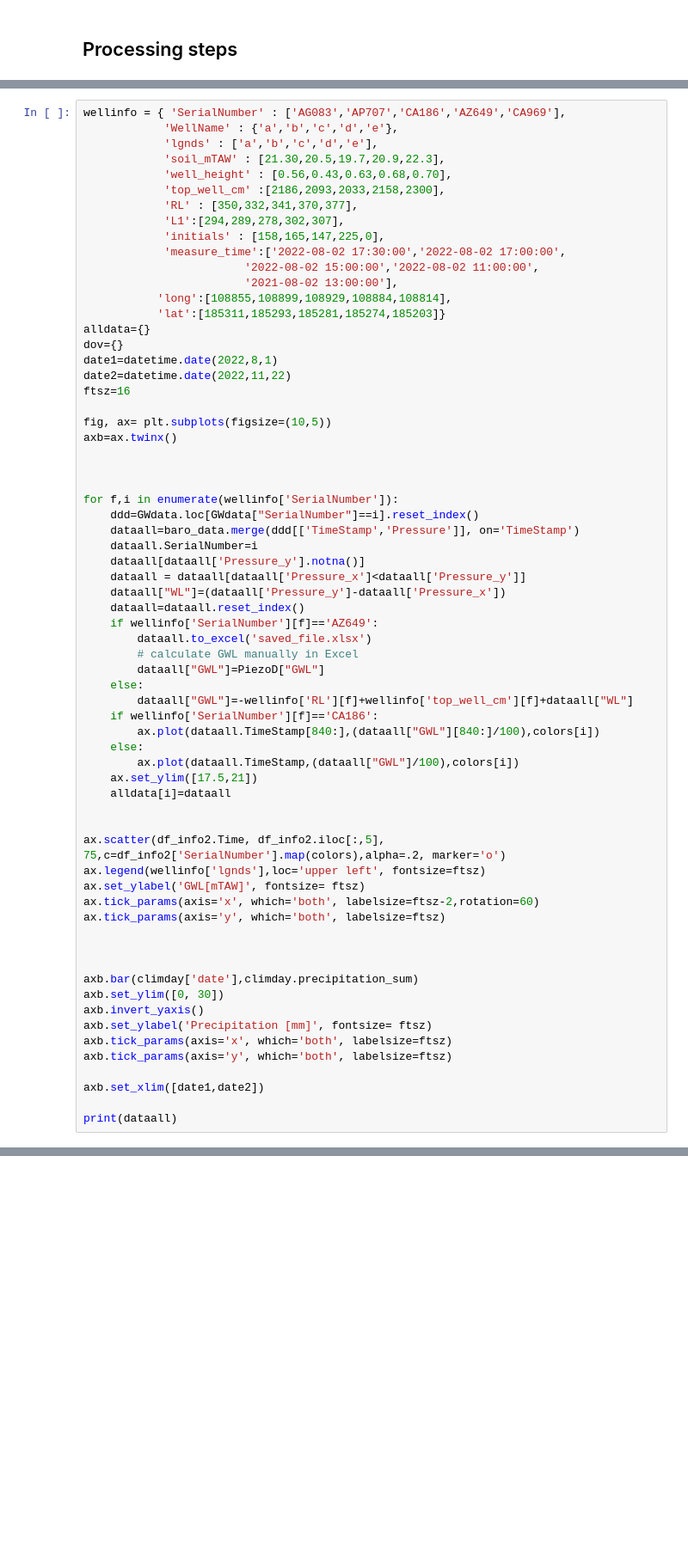
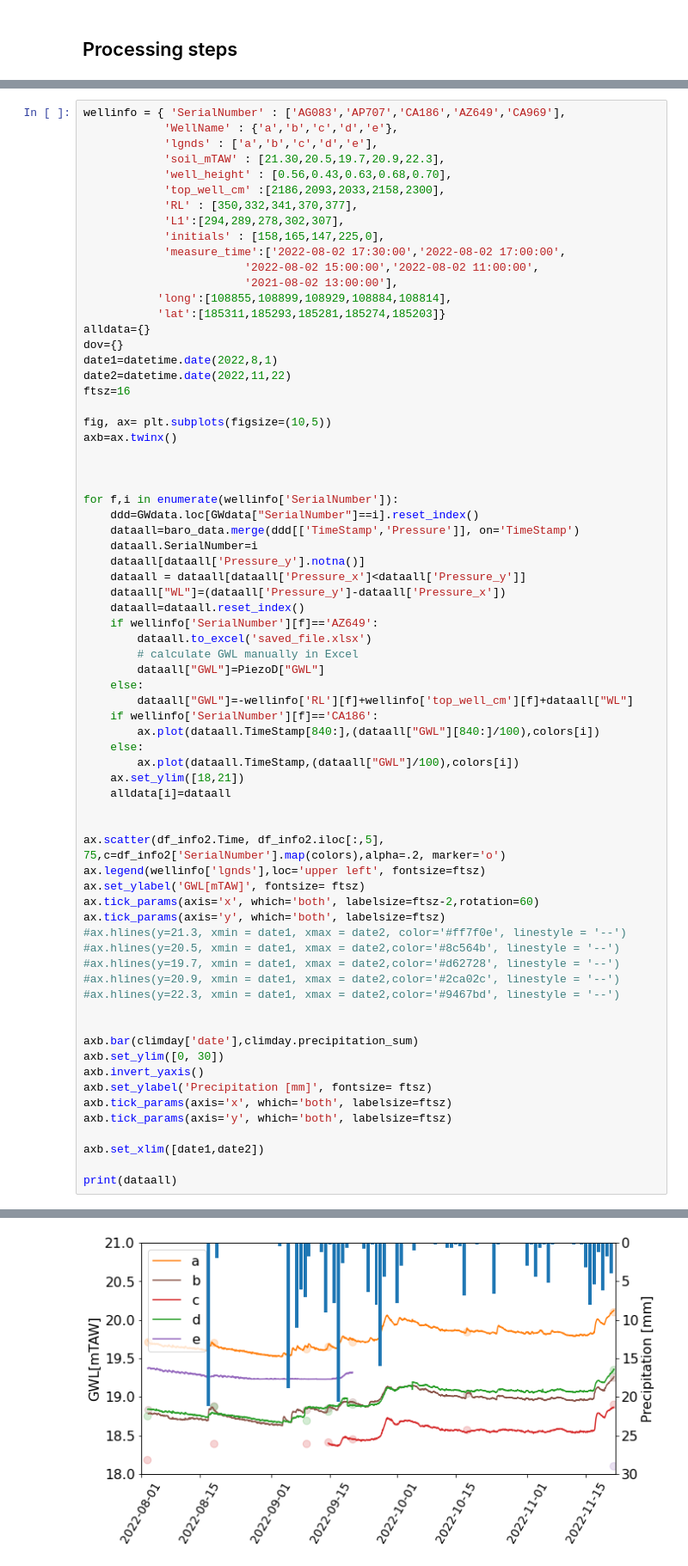
Before and after one commit to braspenninga/Jupyter-scripts, a Jupyter notebook: piezometer_ILVO_AdaptedVersion.ipynb, the cells around one changed output, grey strips where cells are left out. Shown at 86% size. Saved outputs shown, nothing was run; the diff lists cells and outputs as text; blank space fills up the shorter version.

```diff
--- a/piezometer_ILVO_AdaptedVersion.ipynb
+++ b/piezometer_ILVO_AdaptedVersion.ipynb
@@ -298,7 +298,7 @@ for f,i in enumerate(wellinfo['SerialNumber']):
         ax.plot(dataall.TimeStamp[840:],(dataall["GWL"][840:]/100),colors[i])
     else:
         ax.plot(dataall.TimeStamp,(dataall["GWL"]/100),colors[i])
-    ax.set_ylim([17.5,21])
+    ax.set_ylim([18,21])
     alldata[i]=dataall
 
 
@@ -307,7 +307,11 @@ ax.legend(wellinfo['lgnds'],loc='upper left', fontsize=ftsz)
 ax.set_ylabel('GWL[mTAW]', fontsize= ftsz)
 ax.tick_params(axis='x', which='both', labelsize=ftsz-2,rotation=60)
 ax.tick_params(axis='y', which='both', labelsize=ftsz)
-
+#ax.hlines(y=21.3, xmin = date1, xmax = date2, color='#ff7f0e', linestyle = '--')
+#ax.hlines(y=20.5, xmin = date1, xmax = date2,color='#8c564b', linestyle = '--')
+#ax.hlines(y=19.7, xmin = date1, xmax = date2,color='#d62728', linestyle = '--')
+#ax.hlines(y=20.9, xmin = date1, xmax = date2,color='#2ca02c', linestyle = '--')
+#ax.hlines(y=22.3, xmin = date1, xmax = date2,color='#9467bd', linestyle = '--')
 
 
 axb.bar(climday['date'],climday.precipitation_sum)
@@ -342,3 +345,4 @@ FigureCanvasNbAgg()
+[figure, added]
 # %% [markdown]
 # calculate Gradients [H2-H1/(Distance)],
 # H mtaw between each pair of piezometer like (a,b), (b,c), (c,d),(b,d),(a,d)
```
Also changed, not shown: parts of 4 cells of this notebook, 10 other files.
